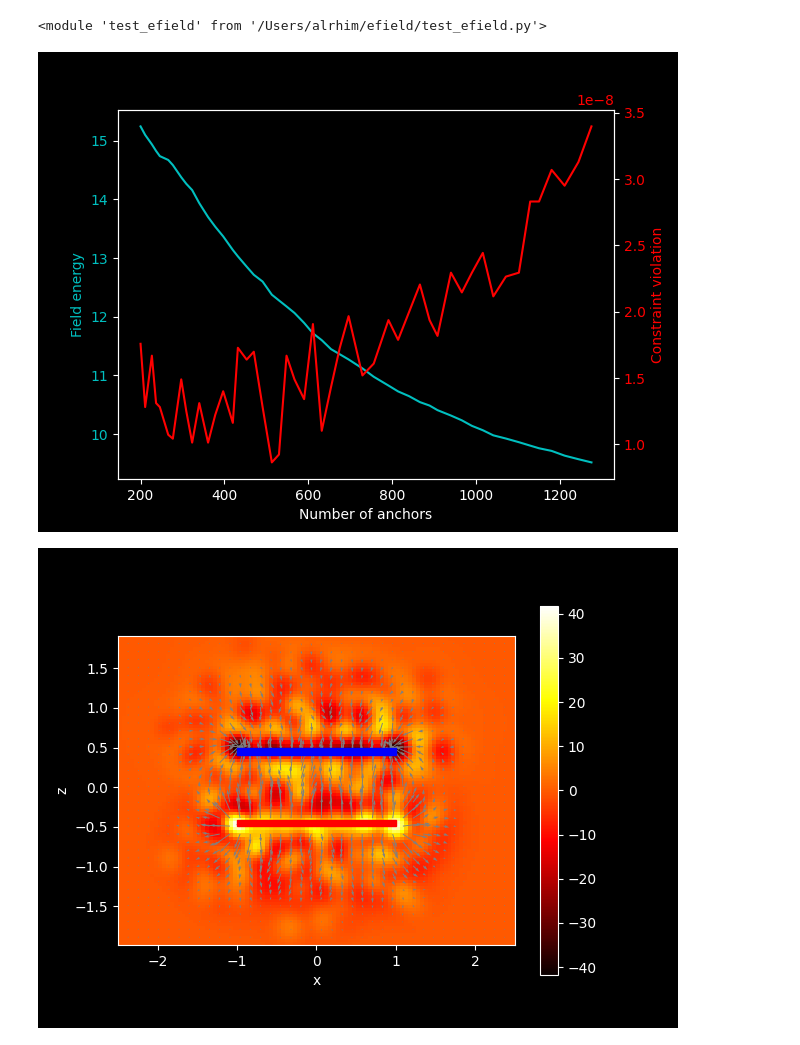
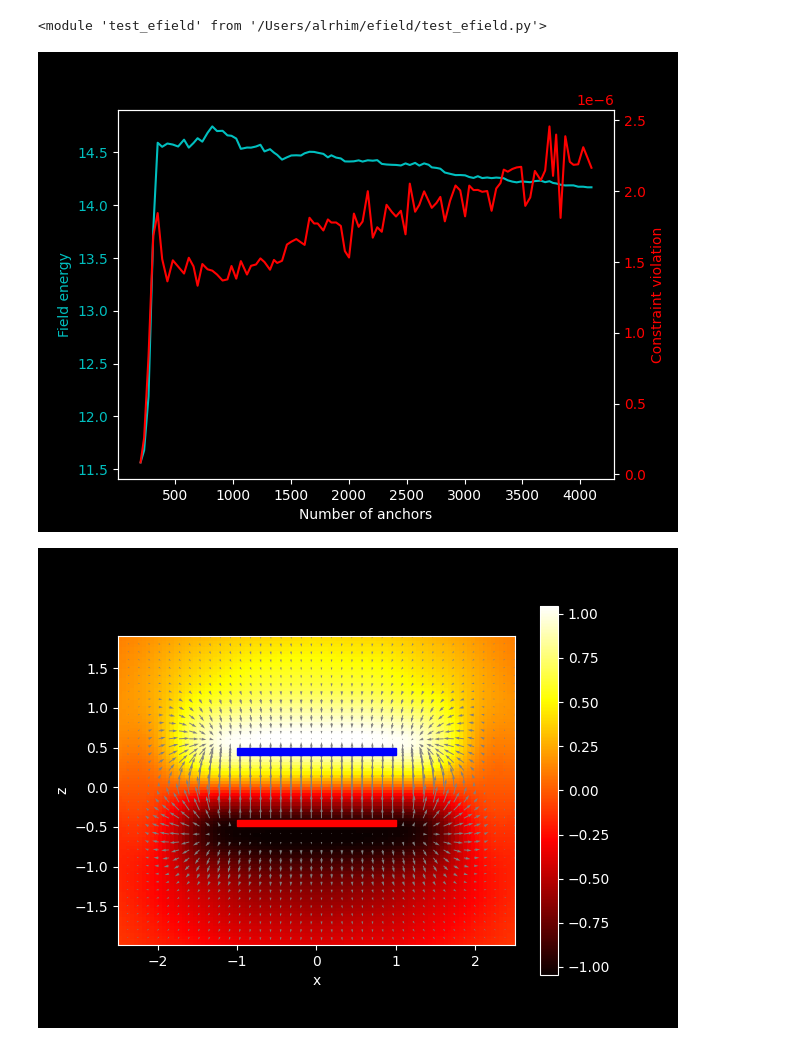
Before and after one commit to a-rahimi/efield, a Jupyter notebook: parallel_plates.ipynb, the cells around one changed output. Cells and saved outputs as stored; diff of their text form; code cells hidden in the pictures.

```diff
--- a/parallel_plates.ipynb
+++ b/parallel_plates.ipynb
@@ -19,35 +19,35 @@ reload(efield)
 
 def parallel_plates(plate1: efield.Box, plate2: efield.Box, universe: efield.Box):
     electrode1_locations3d = plate1.grid(10, 10, 1)
     electrode2_locations3d = plate2.grid(10, 10, 1)
 
     conductor_locations3d = torch.vstack(
         (electrode1_locations3d, electrode2_locations3d)
     )
 
     conductor_potentials = torch.tensor(
         [-1] * len(electrode1_locations3d) + [1] * len(electrode2_locations3d),
         dtype=torch.float32,
     )
 
-    return efield.potential_function(
+    return efield.fit_radial_basis_function_potential(
         universe, conductor_locations3d, conductor_potentials
     )
 
 
 plate1 = efield.Box(-1, +1, -1, +1, -0.49, -0.41)
 plate2 = efield.Box(-1, +1, -1, +1, +0.49, +0.41)
 universe = efield.Box(
     min(plate1.xmin, plate2.xmin) - 1.5,
     max(plate1.xmax, plate2.xmax) + 1.5,
     min(plate1.ymin, plate2.ymin) - 1.5,
     max(plate1.ymax, plate2.ymax) + 1.5,
     min(plate1.zmin, plate2.zmin) - 1.5,
     max(plate1.zmax, plate2.zmax) + 1.5,
 )
 potential = parallel_plates(plate1, plate2, universe)
 # %% [output]
-[figure, old version]
+[figure, new version]
 # %%
 def show_xz_cross_section(
     plate1: efield.Box,
@@ -121,7 +121,7 @@ def show_xz_cross_section(
 
 show_xz_cross_section(plate1, plate2, universe, potential, 0)
 # %% [output]
-[figure, old version]
+[figure, new version]
 # %%
 def show_field(
     plate1: efield.Box,
```
Also changed, not shown: parts of 1 cell of this notebook, 4 other files.
